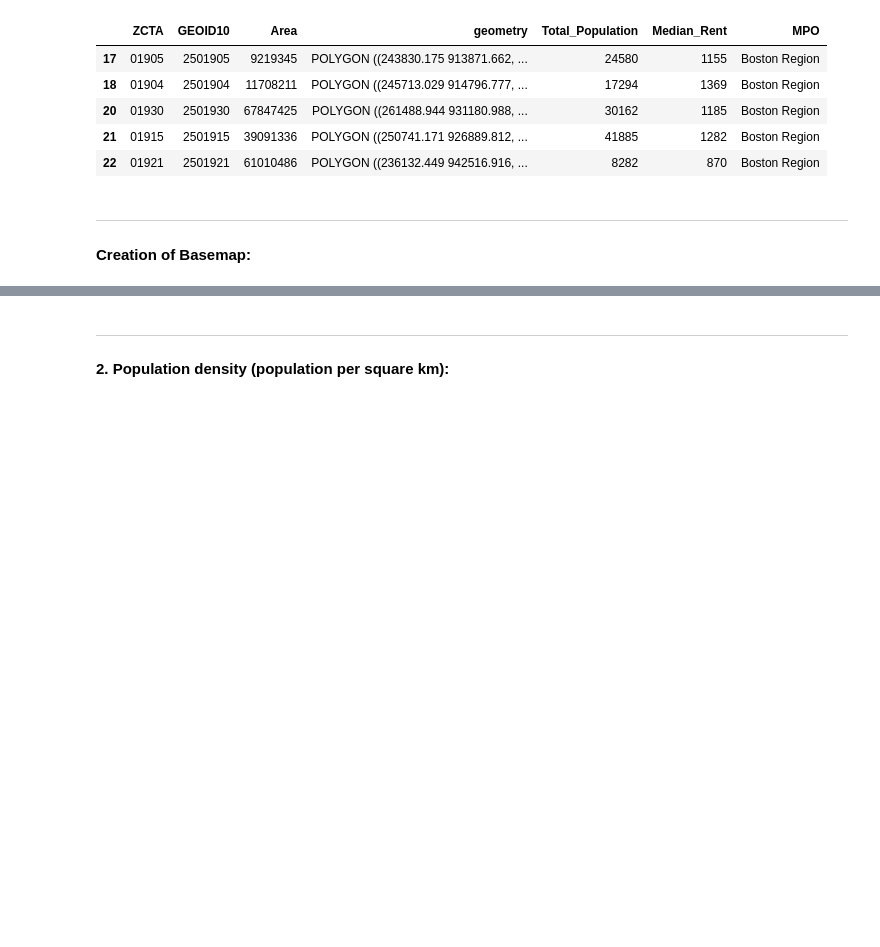
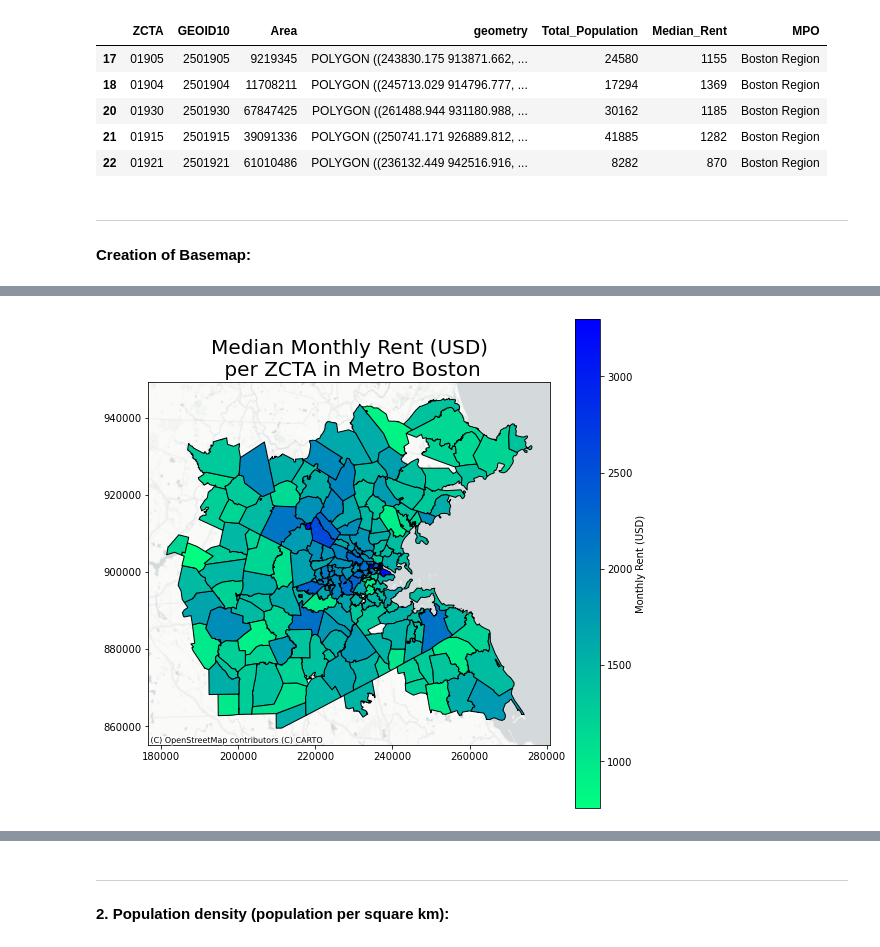
Before and after one commit to jess-wilson2020/uep239-final-project, a Jupyter notebook: uep239-final-project.ipynb, the cells around one changed output, grey strips where cells are left out. Saved outputs shown, nothing was run; the diff lists cells and outputs as text; code cells hidden in the pictures; blank space fills up the shorter version.

```diff
--- a/uep239-final-project.ipynb
+++ b/uep239-final-project.ipynb
@@ -472,2 +480,15 @@ grocery = grocery.set_crs('epsg:4326')
 # %%
-# Visualize spatial data - median rent per ZCTA:
+# Indicator variable (median rent per ZCTA) already summarized, so visualize median rent per ZCTA:
+ax2 = mpo_zcta.plot(figsize = (9, 9),
+                    column ='Median_Rent',
+                    legend = True,
+                    cmap = 'winter_r',
+                    edgecolor = 'black',
+                    legend_kwds = {'label' : "Monthly Rent (USD)"})
+
+cx.add_basemap(ax2, crs = mpo_zcta.crs, source=cx.providers.CartoDB.PositronNoLabels)
+ax2.set_title("Median Monthly Rent (USD)\n per ZCTA in Metro Boston", fontsize=20)
+
+plt.show()
+# %% [output]
+[figure, added]
```
Also changed, not shown: parts of 9 cells of this notebook.
